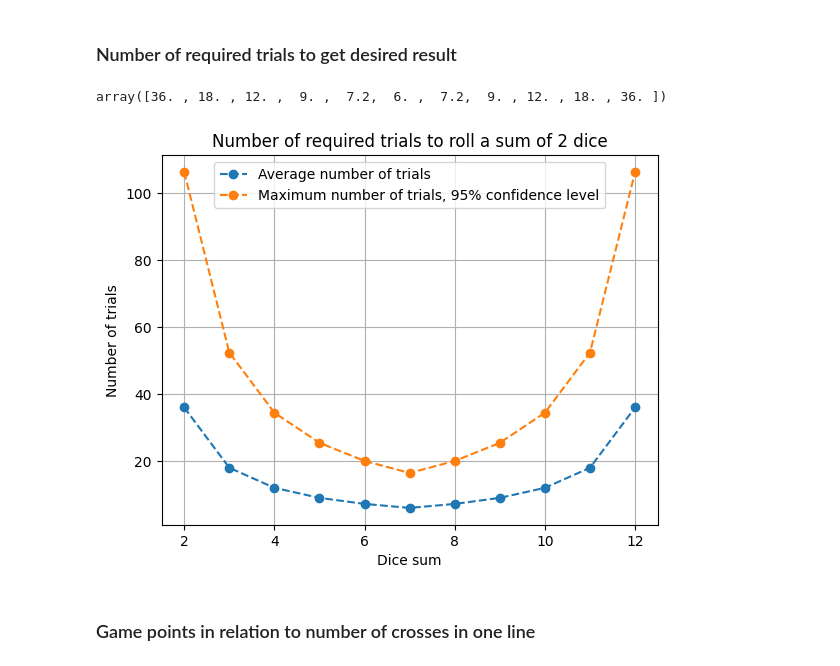
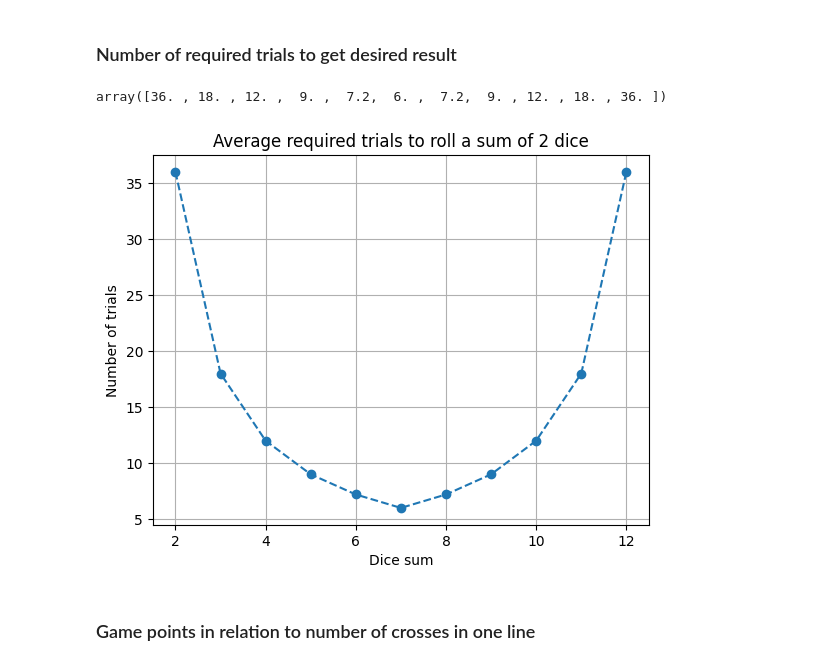
Before and after one commit to gerritnowald/boardgame-math, a Jupyter notebook: Quixx.ipynb, the cells around one changed output. Saved outputs shown, nothing was run; the diff lists cells and outputs as text; code cells hidden in the pictures.

Commit message:
removed max trials

```diff
--- a/Quixx.ipynb
+++ b/Quixx.ipynb
@@ -25,18 +18,18 @@ Nmax = np.log(1 - c) / np.log(1 - p)
 # %%
+Navg = 1/p
+
 x = np.arange(2, 13)
 
-plt.plot(x, Navg, 'o--', label= 'Average number of trials')
-plt.plot(x, Nmax, 'o--', label=f'Maximum number of trials, {c:.0%} confidence level')
-plt.title('Number of required trials to roll a sum of 2 dice')
+plt.plot(x, Navg, 'o--')
+plt.title('Average required trials to roll a sum of 2 dice')
 plt.xlabel('Dice sum')
 plt.ylabel('Number of trials')
-plt.legend()
 plt.grid()
 
 Navg
 # %% [output]
 array([36. , 18. , 12. ,  9. ,  7.2,  6. ,  7.2,  9. , 12. , 18. , 36. ])
-[figure, old version]
+[figure, new version]
 # %% [markdown]
 ### Game points in relation to number of crosses in one line
 # %%
```
Also changed, not shown: parts of 4 cells of this notebook.
